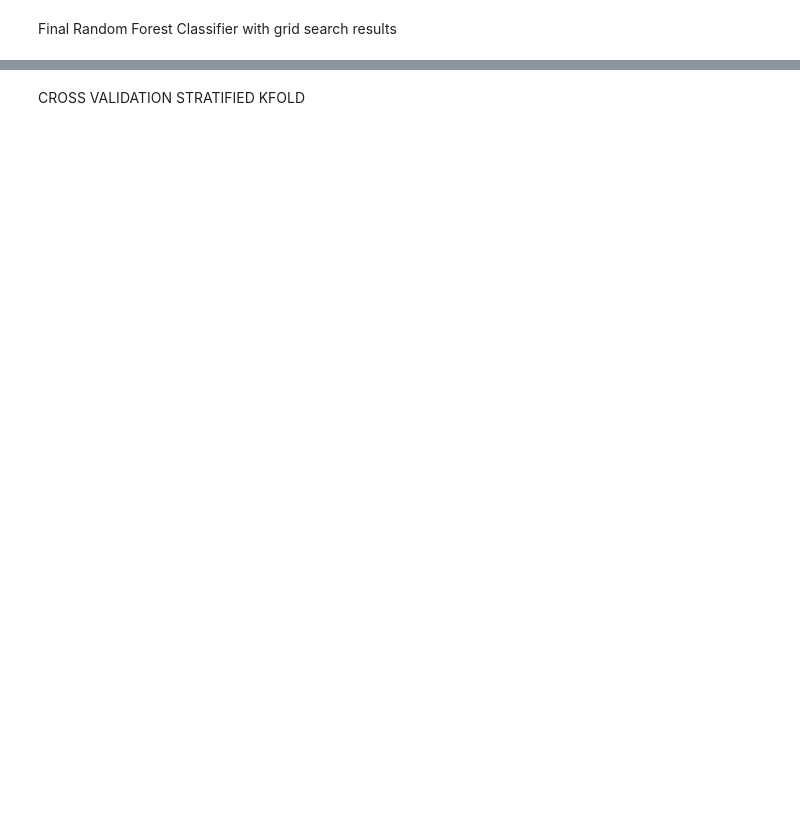
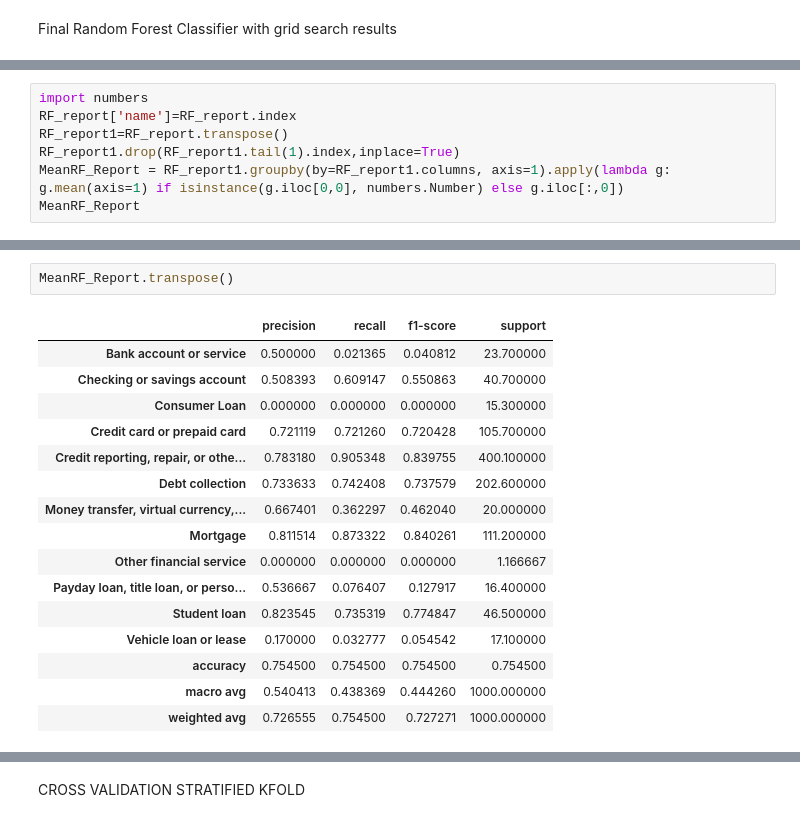
Before and after one commit to Navin-hzd/txtClassification, a Jupyter notebook: TxtClassRandomForest.ipynb, the cells around one changed output, grey strips where cells are left out. Drawn from its saved outputs; the diff is of its cells as text; blank space fills up the shorter version.

```diff
--- a/TxtClassRandomForest.ipynb
+++ b/TxtClassRandomForest.ipynb
@@ -423,0 +510,7 @@ plt.title("CONFUSION MATRIX - Random Forest-train test set split\n", size=16);
+# %%
+import numbers
+RF_report['name']=RF_report.index
+RF_report1=RF_report.transpose()
+RF_report1.drop(RF_report1.tail(1).index,inplace=True)
+MeanRF_Report = RF_report1.groupby(by=RF_report1.columns, axis=1).apply(lambda g: g.mean(axis=1) if isinstance(g.iloc[0,0], numbers.Number) else g.iloc[:,0])
+MeanRF_Report
@@ -423,0 +523,19 @@ plt.title("CONFUSION MATRIX - Random Forest-train test set split\n", size=16);
+# %%
+MeanRF_Report.transpose()
+# %% [output]
+|  | precision | recall | f1-score | support |
+| Bank account or service | 0.500000 | 0.021365 | 0.040812 | 23.700000 |
+| Checking or savings account | 0.508393 | 0.609147 | 0.550863 | 40.700000 |
+| Consumer Loan | 0.000000 | 0.000000 | 0.000000 | 15.300000 |
+| Credit card or prepaid card | 0.721119 | 0.721260 | 0.720428 | 105.700000 |
+| Credit reporting, repair, or othe... | 0.783180 | 0.905348 | 0.839755 | 400.100000 |
+| Debt collection | 0.733633 | 0.742408 | 0.737579 | 202.600000 |
+| Money transfer, virtual currency,... | 0.667401 | 0.362297 | 0.462040 | 20.000000 |
+| Mortgage | 0.811514 | 0.873322 | 0.840261 | 111.200000 |
+| Other financial service | 0.000000 | 0.000000 | 0.000000 | 1.166667 |
+| Payday loan, title loan, or perso... | 0.536667 | 0.076407 | 0.127917 | 16.400000 |
+| Student loan | 0.823545 | 0.735319 | 0.774847 | 46.500000 |
+| Vehicle loan or lease | 0.170000 | 0.032777 | 0.054542 | 17.100000 |
+| accuracy | 0.754500 | 0.754500 | 0.754500 | 0.754500 |
+| macro avg | 0.540413 | 0.438369 | 0.444260 | 1000.000000 |
+| weighted avg | 0.726555 | 0.754500 | 0.727271 | 1000.000000 |
```
Also changed, not shown: parts of 29 cells of this notebook, 4 other files.
